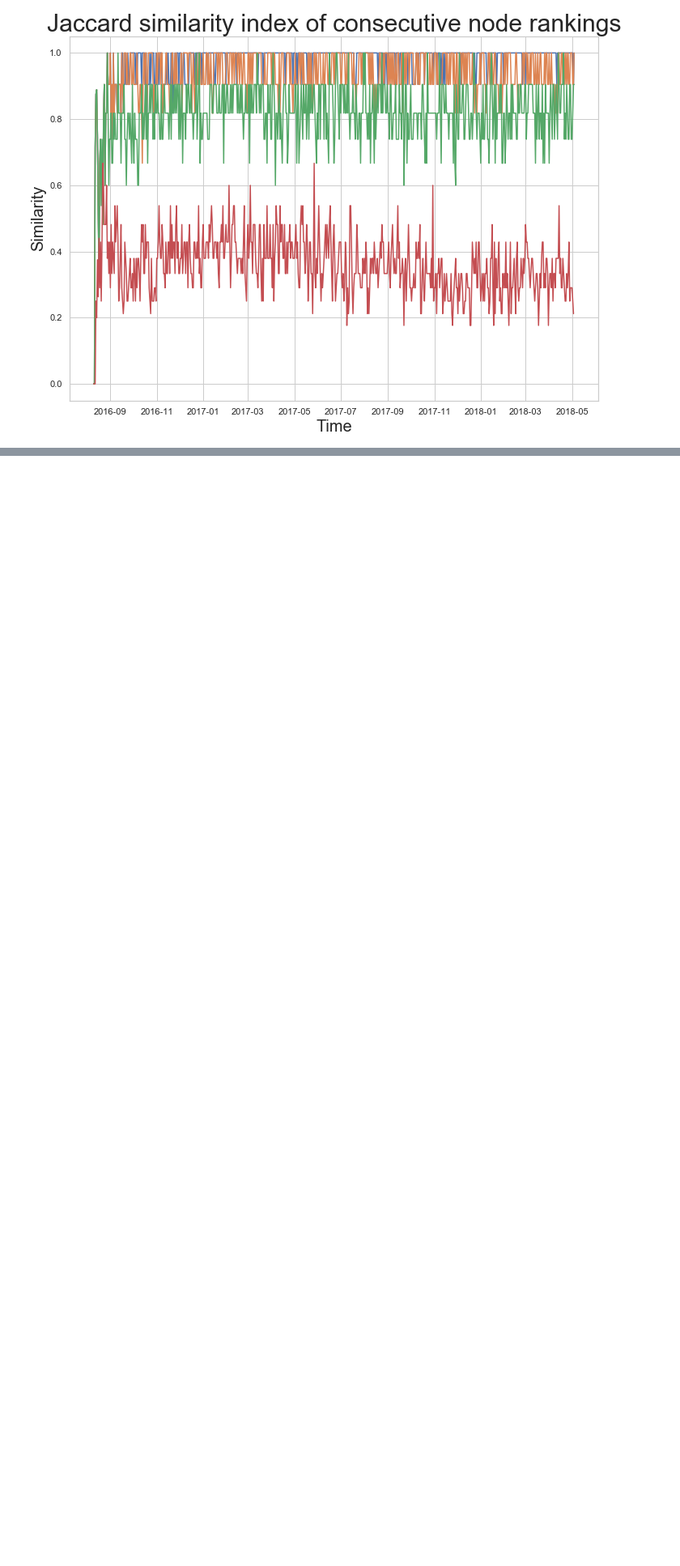
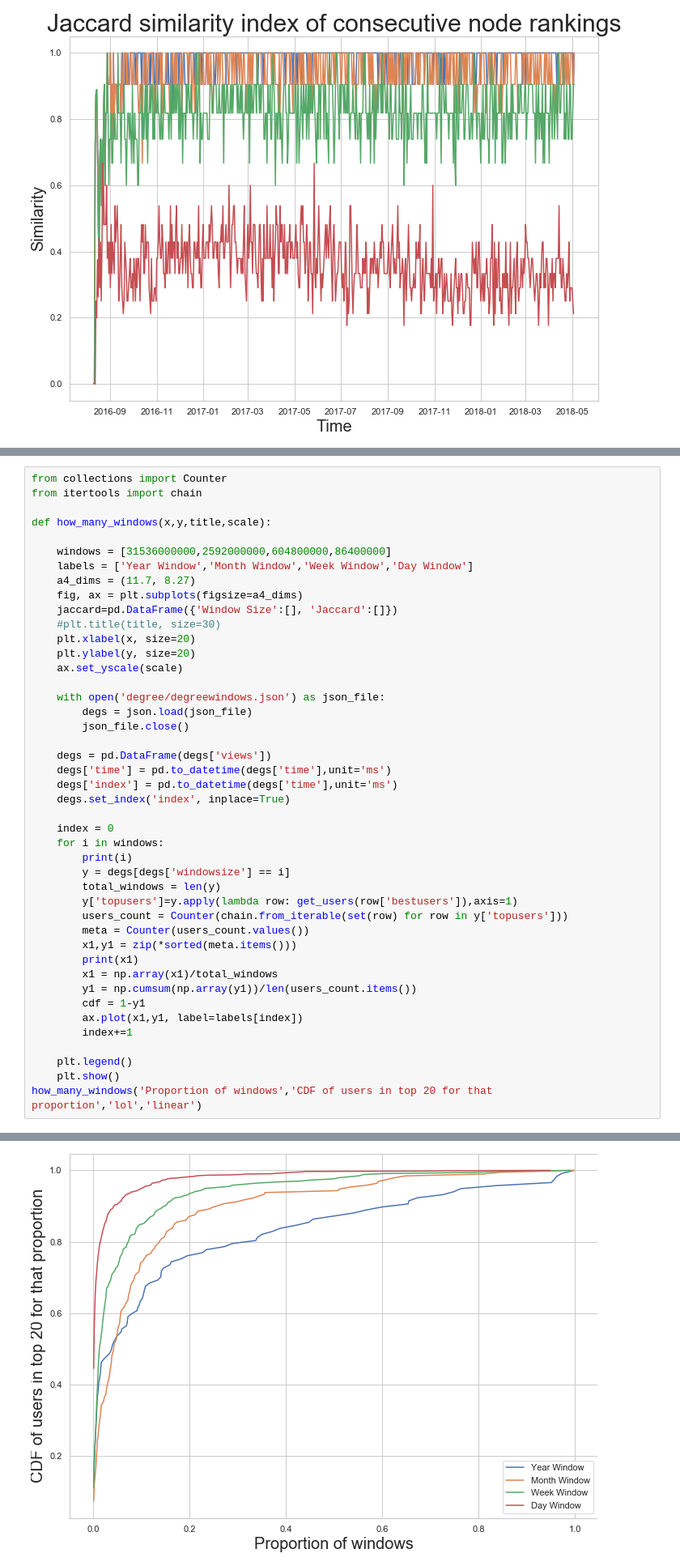
Before and after one commit to miratepuffin/Raphtory-Plots, a Jupyter notebook: Gab Plots.ipynb, the cells around one changed output, grey strips where cells are left out. Shown at 81% size. Cells and saved outputs as stored; diff of their text form; blank space fills up the shorter version.

```diff
--- a/Gab Plots.ipynb
+++ b/Gab Plots.ipynb
@@ -396,0 +450,45 @@ rank_jaccard_fast("Date", "Similarity", "Jaccard similarity index of consecutive
+# %%
+from collections import Counter
+from itertools import chain
+
+def how_many_windows(x,y,title,scale):
+
+    windows = [31536000000,2592000000,604800000,86400000]
+    labels = ['Year Window','Month Window','Week Window','Day Window']
+    a4_dims = (11.7, 8.27)
+    fig, ax = plt.subplots(figsize=a4_dims)
+    jaccard=pd.DataFrame({'Window Size':[], 'Jaccard':[]})
+    #plt.title(title, size=30)
+    plt.xlabel(x, size=20)
+    plt.ylabel(y, size=20)
+    ax.set_yscale(scale)
+
+    with open('degree/degreewindows.json') as json_file:
+        degs = json.load(json_file)
+        json_file.close()
+
+    degs = pd.DataFrame(degs['views'])
+    degs['time'] = pd.to_datetime(degs['time'],unit='ms')
+    degs['index'] = pd.to_datetime(degs['time'],unit='ms')
+    degs.set_index('index', inplace=True)
+
+    index = 0
+    for i in windows:
+        print(i)
+        y = degs[degs['windowsize'] == i]
+        total_windows = len(y)
+        y['topusers']=y.apply(lambda row: get_users(row['bestusers']),axis=1)
+        users_count = Counter(chain.from_iterable(set(row) for row in y['topusers']))
+        meta = Counter(users_count.values())
+        x1,y1 = zip(*sorted(meta.items()))
+        print(x1)
+        x1 = np.array(x1)/total_windows
+        y1 = np.cumsum(np.array(y1))/len(users_count.items())
+        cdf = 1-y1
+        ax.plot(x1,y1, label=labels[index])
+        index+=1
+
+    plt.legend()
+    plt.show()
+how_many_windows('Proportion of windows','CDF of users in top 20 for that proportion','lol','linear')
+# %% [output]
@@ -397,3 +503,4 @@ rank_jaccard_fast("Date", "Similarity", "Jaccard similarity index of consecutive
+[figure, added]
 # %%
 def fullPlot(toPlot,title,x,y,scale,start,end):
     windows = [31536000000,2592000000,604800000, 86400000]
```
Also changed, not shown: parts of 3 cells of this notebook, 1 other file.
